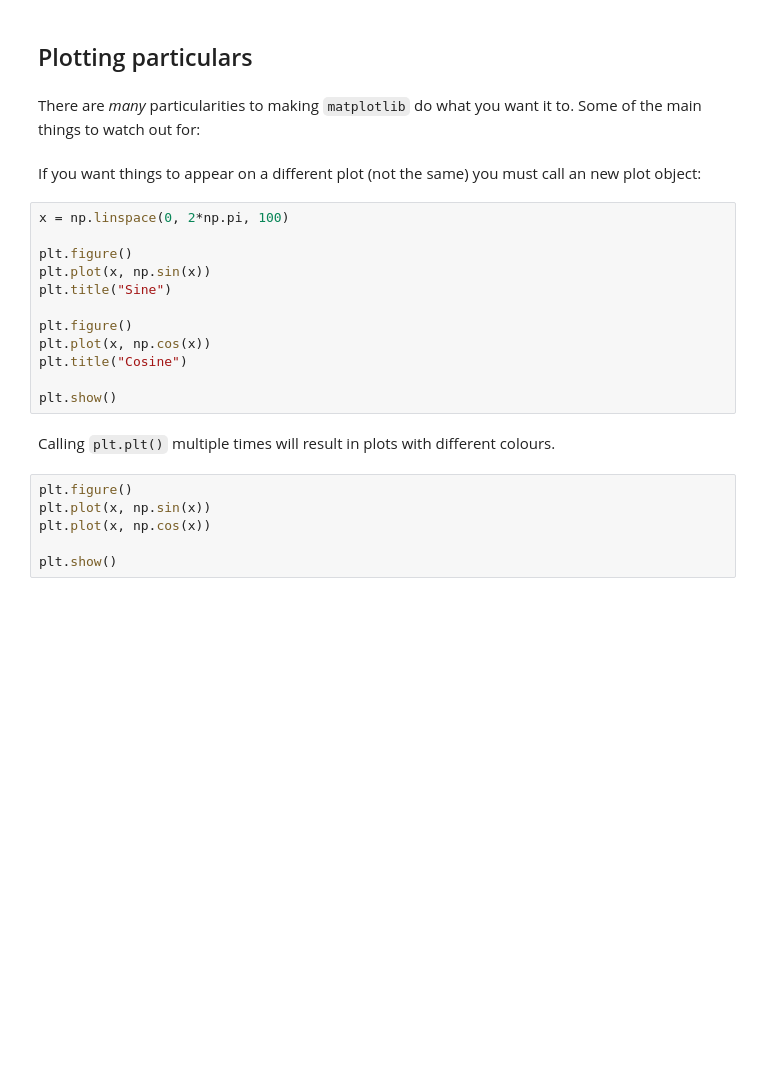
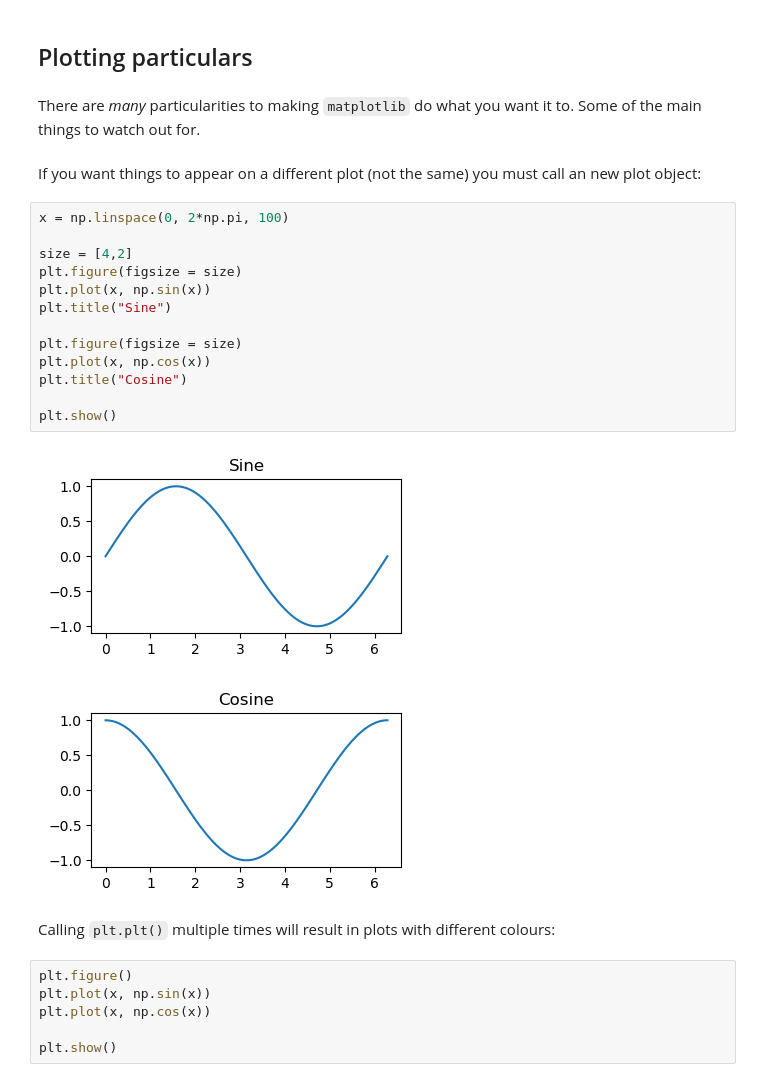
Before and after one commit to UTAS-physics/KYA211, a Jupyter notebook: Content/02 - Data processing.ipynb, the cells around one changed output. Drawn from its saved outputs; the diff is of its cells as text; blank space fills up the shorter version.

```diff
--- a/Content/02 - Data processing.ipynb
+++ b/Content/02 - Data processing.ipynb
@@ -228,23 +416,27 @@ plt.show()
 # %% [markdown]
 ## Plotting particulars
 # %% [markdown]
-There are _many_ particularities to making `matplotlib` do what you want it to. Some of the main things to watch out for:
+There are _many_ particularities to making `matplotlib` do what you want it to. Some of the main things to watch out for.
-# %% [markdown]
-If you want things to appear on a different plot (not the same) you must call an new plot object:
+# %% [markdown]
+If you want things to appear on a different plot (not the same) you must call an new plot object:
 # %%
 x = np.linspace(0, 2*np.pi, 100)
 
-plt.figure()
+size = [4,2]
+plt.figure(figsize = size)
 plt.plot(x, np.sin(x))
 plt.title("Sine")
 
-plt.figure()
+plt.figure(figsize = size)
 plt.plot(x, np.cos(x))
 plt.title("Cosine")
 
 plt.show()
+# %% [output]
+[figure, added]
+[figure, added]
 # %% [markdown]
-Calling `plt.plt()` multiple times will result in plots with different colours.
+Calling `plt.plt()` multiple times will result in plots with different colours:
 # %%
 plt.figure()
 plt.plot(x, np.sin(x))
```
Also changed, not shown: parts of 47 cells of this notebook, 6 other files.
